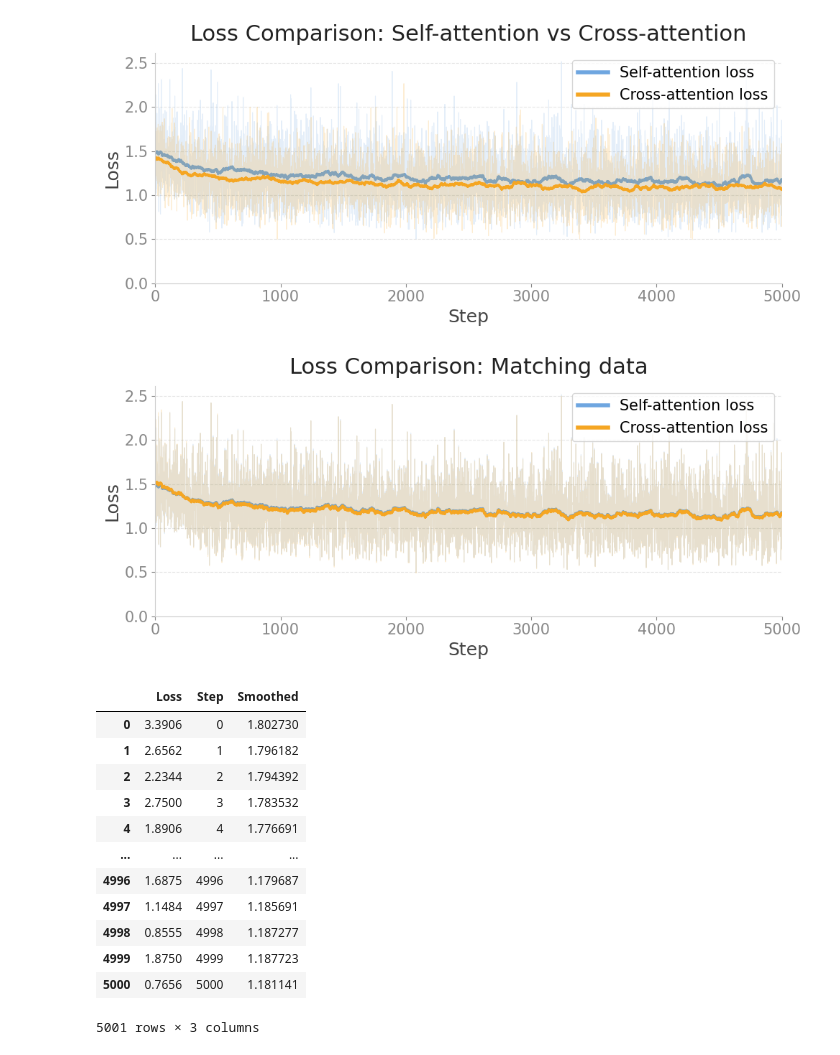
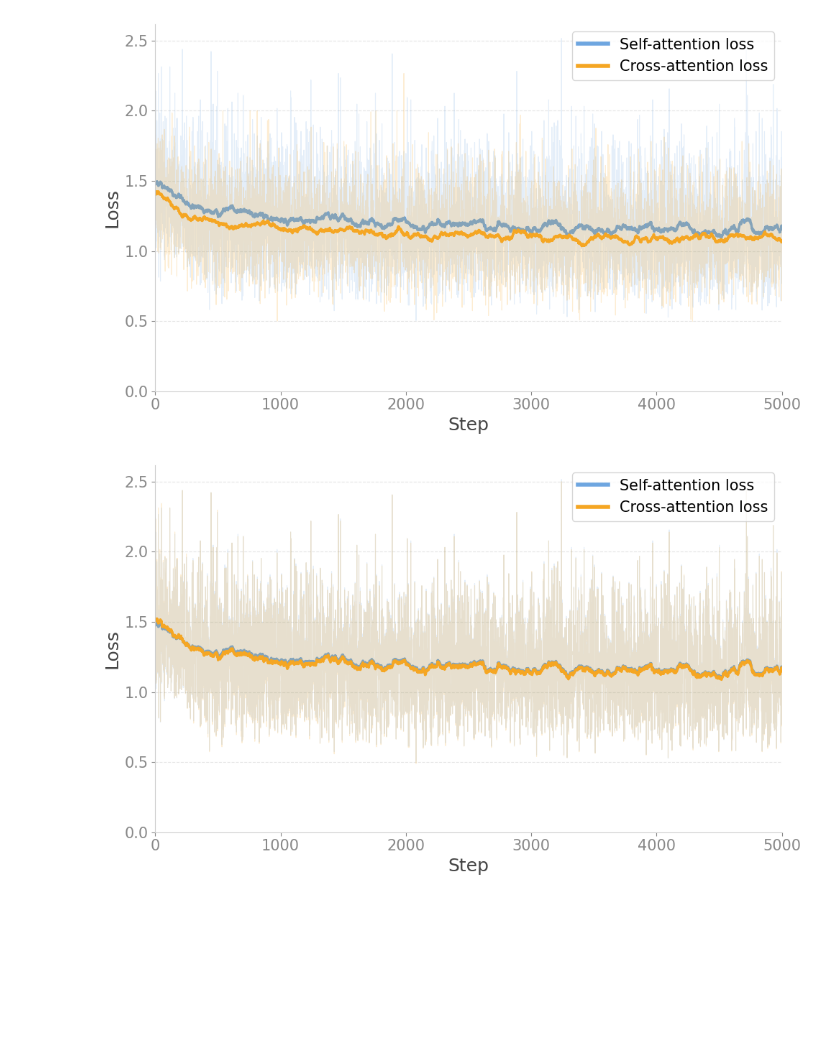
Before and after one commit to vlm-book/notebooks, a Jupyter notebook: Chapter 6/chapter_6_loss_vizualisation.ipynb, the cells around one changed output. Cells and saved outputs as stored; diff of their text form; code cells hidden in the pictures; blank space fills up the shorter version.

Commit message:
improved plots

```diff
--- a/Chapter 6/chapter_6_loss_vizualisation.ipynb
+++ b/Chapter 6/chapter_6_loss_vizualisation.ipynb
@@ -6,7 +6,7 @@ import numpy as np
 import json
 
 # --- Shared style ---
-FIGSIZE        = (10, 4.5)
+FIGSIZE        = (10, 6)
 TITLE_FS       = 22
 LABEL_FS       = 18
 TICK_FS        = 15
@@ -45,35 +45,35 @@ ax.plot(df_cross_attn['Step'][:n_steps], df_cross_attn['Loss'][:n_steps],     co
 ax.plot(df_cross_attn['Step'][:n_steps], df_cross_attn['Smoothed'][:n_steps], color=BATCH_SMOOTH,            linewidth=2.5)
 
 # Style
-ax.set_title('Loss Comparison: Self-attention vs Cross-attention', fontsize=TITLE_FS, pad=12)
+# ax.set_title('Loss Comparison: Self-attention vs Cross-attention', fontsize=TITLE_FS, pad=12)
 ax.set_xlabel('Step', fontsize=LABEL_FS)
 ax.set_ylabel('Loss', fontsize=LABEL_FS)
 ax.tick_params(labelsize=TICK_FS, colors='#888888')
 ax.set_xlim(0, n_steps - 1)
 ax.set_ylim(bottom=0)
 
 ax.spines['top'].set_visible(False)
 ax.spines['right'].set_visible(False)
 ax.spines['left'].set_color('#cccccc')
 ax.spines['bottom'].set_color('#cccccc')
 ax.xaxis.label.set_color('#444444')
 ax.yaxis.label.set_color('#444444')
 ax.title.set_color('#222222')
 
 ax.grid(axis='y', linestyle='--', alpha=0.5, color='#cccccc')
 
 legend_handles = [
     Line2D([0], [0], color=ORIG_SMOOTH,  linewidth=4, alpha=0.8, label='Self-attention loss'),
     Line2D([0], [0], color=BATCH_SMOOTH, linewidth=4,            label='Cross-attention loss'),
 ]
 ax.legend(handles=legend_handles, fontsize=TICK_FS, framealpha=0.8,
           edgecolor='#cccccc', loc='upper right')
 
 plt.tight_layout()
 plt.savefig('loss_comparison_attn_vlms.png', dpi=300, bbox_inches='tight')
 plt.show()
 # %% [output]
-[figure, old version]
+[figure, new version]
 # %%
 import pandas as pd
 import matplotlib.pyplot as plt
@@ -82,7 +82,7 @@ import numpy as np
 import json
 
 # --- Shared style ---
-FIGSIZE        = (10, 4.5)
+FIGSIZE        = (10, 6)
 TITLE_FS       = 22
 LABEL_FS       = 18
 TICK_FS        = 15
@@ -95,7 +95,7 @@ BATCH_SMOOTH   = "#F5A623"
 with open('self_attention_batched_loss.json', 'r') as f:
     self_attn_values = json.load(f)
 
-with open('chapter_6_batched_loss_right_padded_256_image_tokens.json', 'r') as f:
+with open('cross_attention_batched_loss_256_image_tokens.json', 'r') as f:
     cross_attn_values = json.load(f)
 
 def make_df(values):
@@ -121,7 +121,7 @@ ax.plot(df_cross_attn['Step'][:n_steps], df_cross_attn['Loss'][:n_steps],     co
 ax.plot(df_cross_attn['Step'][:n_steps], df_cross_attn['Smoothed'][:n_steps], color=BATCH_SMOOTH,            linewidth=2.5)
 
 # Style
-ax.set_title('Loss Comparison: Matching data', fontsize=TITLE_FS, pad=12)
+# ax.set_title('Loss Comparison: Matching data', fontsize=TITLE_FS, pad=12)
 ax.set_xlabel('Step', fontsize=LABEL_FS)
 ax.set_ylabel('Loss', fontsize=LABEL_FS)
 ax.tick_params(labelsize=TICK_FS, colors='#888888')
@@ -149,20 +149,4 @@ plt.tight_layout()
 plt.savefig('loss_comparison_attn_vlms_same_tokens.png', dpi=300, bbox_inches='tight')
 plt.show()
 # %% [output]
-[figure, old version]
+[figure, new version]
-# %%
-df_cross_attn
-# %% [output]
-|  | Loss | Step | Smoothed |
-| 0 | 3.3906 | 0 | 1.802730 |
-| 1 | 2.6562 | 1 | 1.796182 |
-| 2 | 2.2344 | 2 | 1.794392 |
-| 3 | 2.7500 | 3 | 1.783532 |
-| 4 | 1.8906 | 4 | 1.776691 |
-| ... | ... | ... | ... |
-| 4996 | 1.6875 | 4996 | 1.179687 |
-| 4997 | 1.1484 | 4997 | 1.185691 |
-| 4998 | 0.8555 | 4998 | 1.187277 |
-| 4999 | 1.8750 | 4999 | 1.187723 |
-| 5000 | 0.7656 | 5000 | 1.181141 |
-5001 rows × 3 columns
```
Also changed, not shown: 3 other files.
